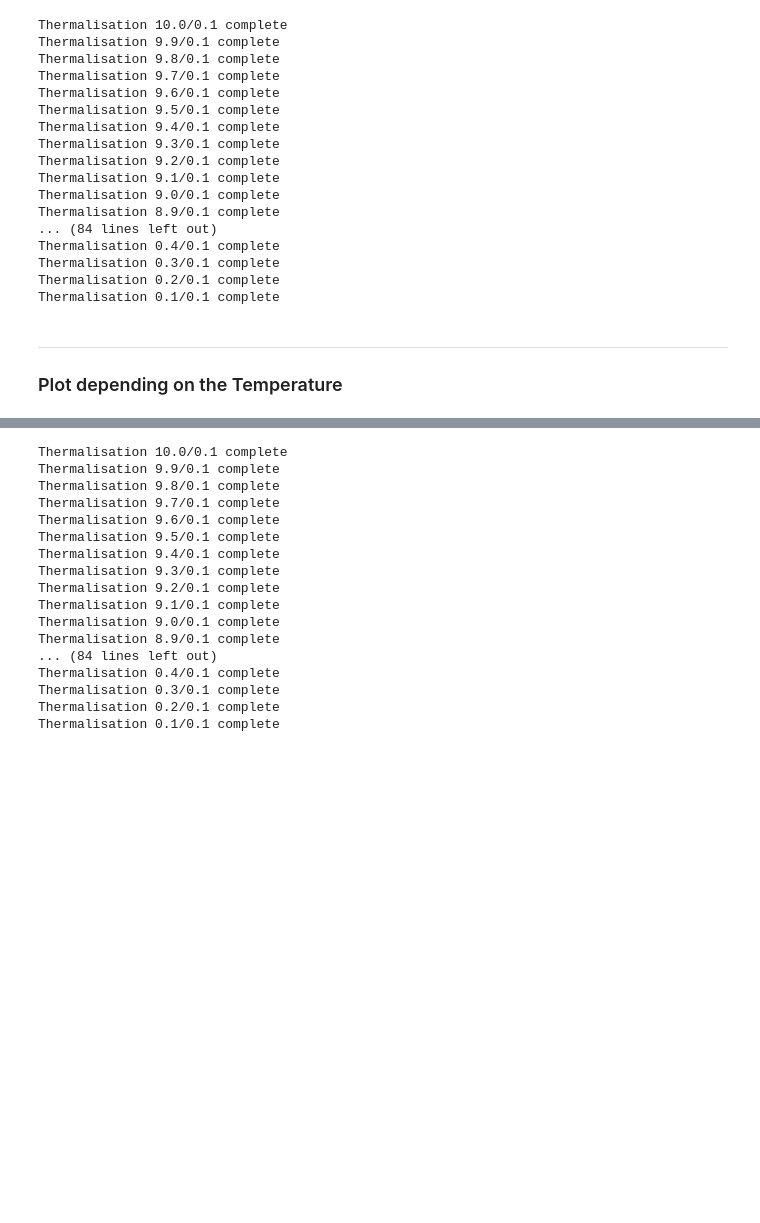
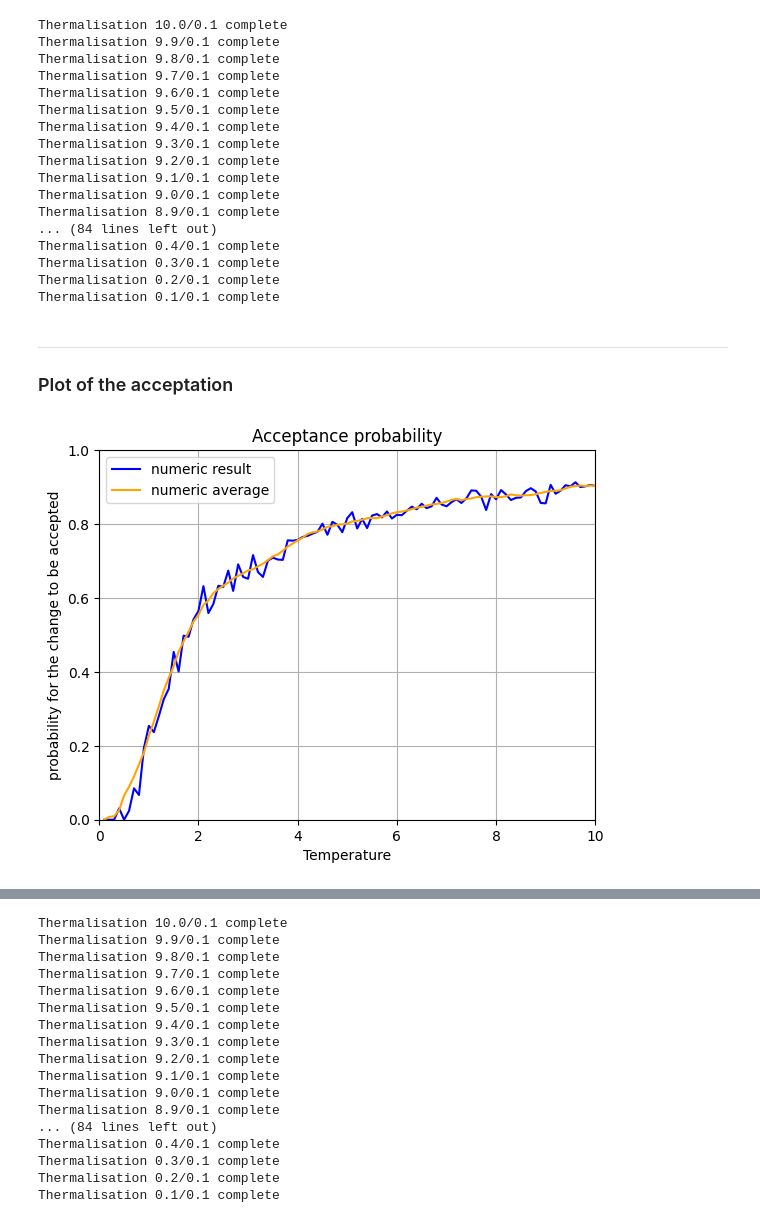
Before and after one commit to TheoHUETQC/monte-carlo, a Jupyter notebook: project1/qmc_project1.ipynb, the cells around one changed output, grey strips where cells are left out. Drawn from its saved outputs; the diff is of its cells as text; code cells hidden in the pictures; blank space fills up the shorter version.

```diff
--- a/project1/qmc_project1.ipynb
+++ b/project1/qmc_project1.ipynb
@@ -220,4 +225,20 @@ Thermalisation 0.1/0.1 complete
 # %% [markdown]
 ---
 
-### Plot depending on the Temperature
+### Plot of the acceptation
+# %%
+plt.figure()
+plt.plot(T, acceptation, color='blue', label='numeric result')
+plt.plot(T, time_averaged_values(acceptation), color='orange',label='numeric average')
+plt.title("Acceptance probability")
+plt.xlabel("Temperature")
+plt.ylabel("probability for the change to be accepted")
+plt.xlim(0,max(T))
+plt.ylim(0,1)
+plt.grid()
+plt.legend()
+plt.show()
+
+#plot2(T, np.log(acceptation), EminusEaverage, show_y1_average=True, show_y2_average=True, title1="ln(P(T))", title2="(E-<E>)²", x_label="Temperature")
+# %% [output]
+[figure, added]
```
Also changed, not shown: parts of 16 cells of this notebook.
